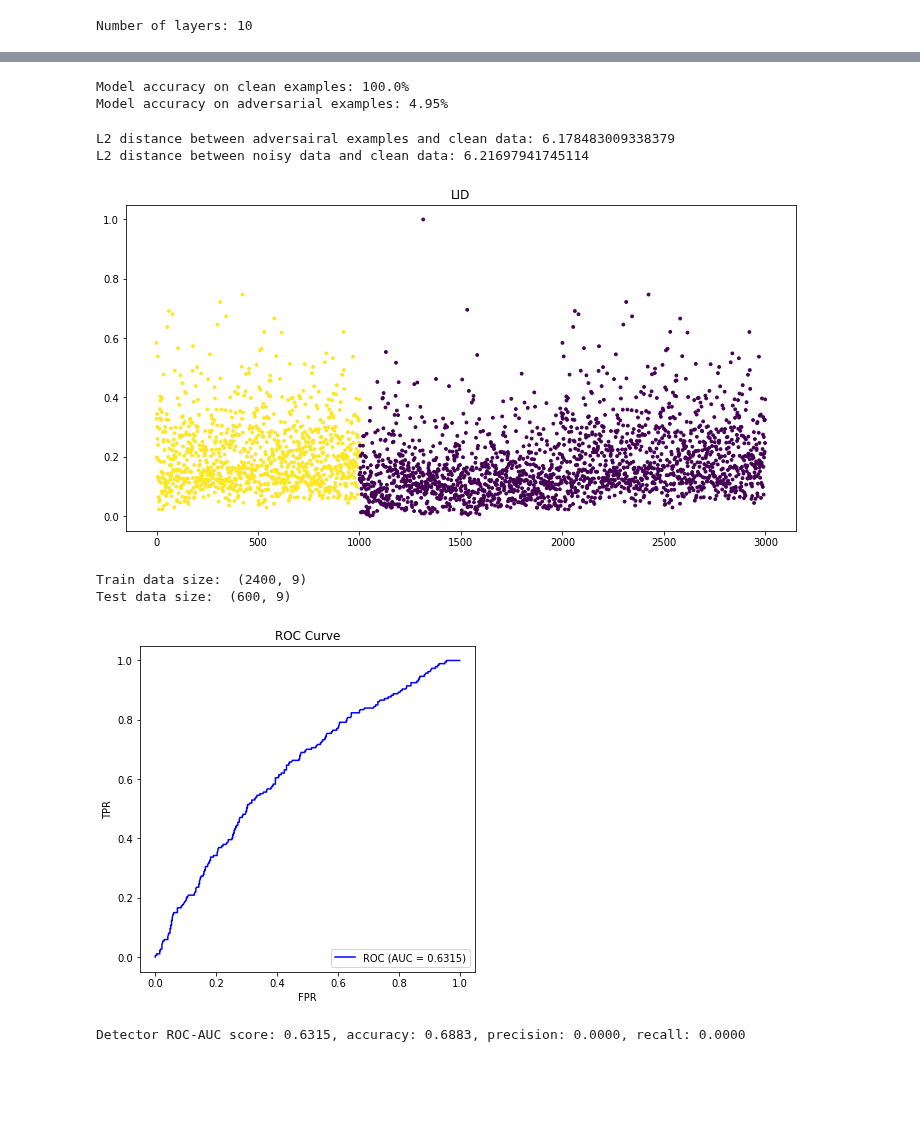
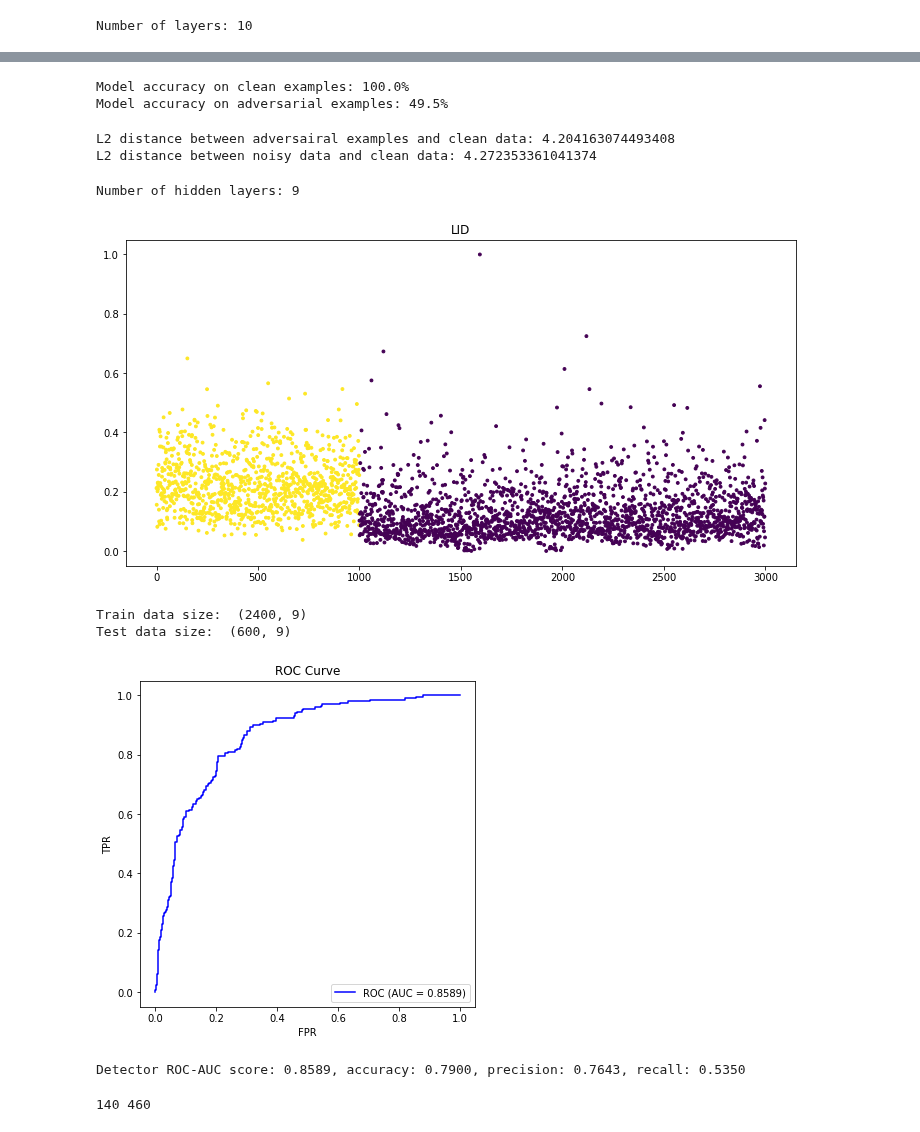
Before and after one commit to changx03/baard_exp2, a Jupyter notebook: lid_pipeline_demo.ipynb, the cells around one changed output, grey strips where cells are left out. Saved outputs shown, nothing was run; the diff lists cells and outputs as text; code cells hidden in the pictures; blank space fills up the shorter version.

```diff
--- a/lid_pipeline_demo.ipynb
+++ b/lid_pipeline_demo.ipynb
@@ -170,3 +168,8 @@ attack = FastGradientMethod(estimator=classifier, eps=0.3)
+# %%
+from art.attacks.evasion import FastGradientMethod, BasicIterativeMethod, CarliniL2Method
+attack = FastGradientMethod(estimator=classifier, eps=0.2)
+# attack = BasicIterativeMethod(estimator=classifier, eps=0.2)
+# attack = CarliniL2Method(classifier)
 # %%
 # Prepare dataset for adversarial examples
 N_ADV = 2000
@@ -188,7 +191,7 @@ accuracy = np.sum(subset_pred == pt_subset_y.numpy()) / float(len(subset_pred))
 print("Model accuracy on adversarial examples: {}%".format(accuracy * 100))
 # %% [output]
 Model accuracy on clean examples: 100.0%
-Model accuracy on adversarial examples: 4.95%
+Model accuracy on adversarial examples: 49.5%
 # %%
 # Create noisy data
 subset_X = pt_subset_X.numpy()
@@ -204,14 +207,16 @@ subset_noisy = np.minimum(np.maximum(subset_X[-1000:] + noise, 0.0), 1.0)
 l2_noise = np.mean([np.linalg.norm(dif) for dif in (subset_X[-1000:] - subset_noisy)])
 print('L2 distance between noisy data and clean data: {}'.format(l2_noise))
 # %% [output]
-L2 distance between adversairal examples and clean data: 6.178483009338379
-L2 distance between noisy data and clean data: 6.21697941745114
+L2 distance between adversairal examples and clean data: 4.204163074493408
+L2 distance between noisy data and clean data: 4.272353361041374
 # %%
 # Compute LID characteristics
 characteristics, labels = get_lid(model, subset_X[-1000:], subset_noisy, subset_adv[-1000:],
-                                 k=20, batch_size=100)
+                                  k=20, batch_size=100, device=device)
 # characteristics, labels = get_lid(model, subset_X[-1000:], subset_X[:1000], subset_adv[-1000:],
 #                                  k=20, batch_size=100)
+# %% [output]
+Number of hidden layers: 9
 # %%
 scaler = MinMaxScaler().fit(characteristics)
 characteristics = scaler.transform(characteristics)
@@ -221,29 +226,33 @@ plt.scatter(np.arange(len(characteristics)), characteristics[:,-1], c=labels, s=
 plt.title('LID')
 plt.show()
 # %% [output]
-[figure, old version]
+[figure, new version]
 # %%
-X_train, X_test, y_train, y_test = train_test_split(characteristics, labels, test_size=0.2, shuffle=True)
-print("Train data size: ", X_train.shape)
-print("Test data size: ", X_test.shape)
+lid_train, lid_test, lid_label_train, lid_label_test = train_test_split(characteristics, labels, test_size=0.2, shuffle=True)
+print("Train data size: ", lid_train.shape)
+print("Test data size: ", lid_test.shape)
 # %% [output]
 Train data size:  (2400, 9)
 Test data size:  (600, 9)
 # %%
 from sklearn.linear_model import LogisticRegressionCV
 # %%
-reg_model = LogisticRegressionCV(n_jobs=-1).fit(X_train, y_train)
+reg_model = LogisticRegressionCV(cv=5, n_jobs=-1).fit(lid_train, lid_label_train)
 
-y_pred = reg_model.predict_proba(X_test)[:, 1]
-y_label_pred = reg_model.predict(X_test)
+lid_label_prob = reg_model.predict_proba(lid_test)[:, 1]
+lid_label_pred = reg_model.predict(lid_test)
 # %%
-_, _, auc_score, _ = get_roc(y_test, y_pred, show_plot=True)
-precision = precision_score(y_test, y_label_pred)
-recall = recall_score(y_test, y_label_pred)
-acc = accuracy_score(y_test, y_label_pred)
+_, _, auc_score, _ = get_roc(lid_label_test, lid_label_prob, show_plot=True)
+precision = precision_score(lid_label_test, lid_label_pred)
+recall = recall_score(lid_label_test, lid_label_pred)
+acc = accuracy_score(lid_label_test, lid_label_pred)
 
 print('Detector ROC-AUC score: {:0.4f}, accuracy: {:.4f}, precision: {:.4f}, recall: {:.4f}'.format(
     auc_score, acc, precision, recall))
 # %% [output]
-[figure, old version]
+[figure, new version]
-Detector ROC-AUC score: 0.6315, accuracy: 0.6883, precision: 0.0000, recall: 0.0000
+Detector ROC-AUC score: 0.8589, accuracy: 0.7900, precision: 0.7643, recall: 0.5350
+# %%
+print(len(np.where(lid_label_pred==1)[0]), len(np.where(lid_label_pred==0)[0]))
+# %% [output]
+140 460
```
Also changed, not shown: parts of 5 cells of this notebook, 1 other file.
